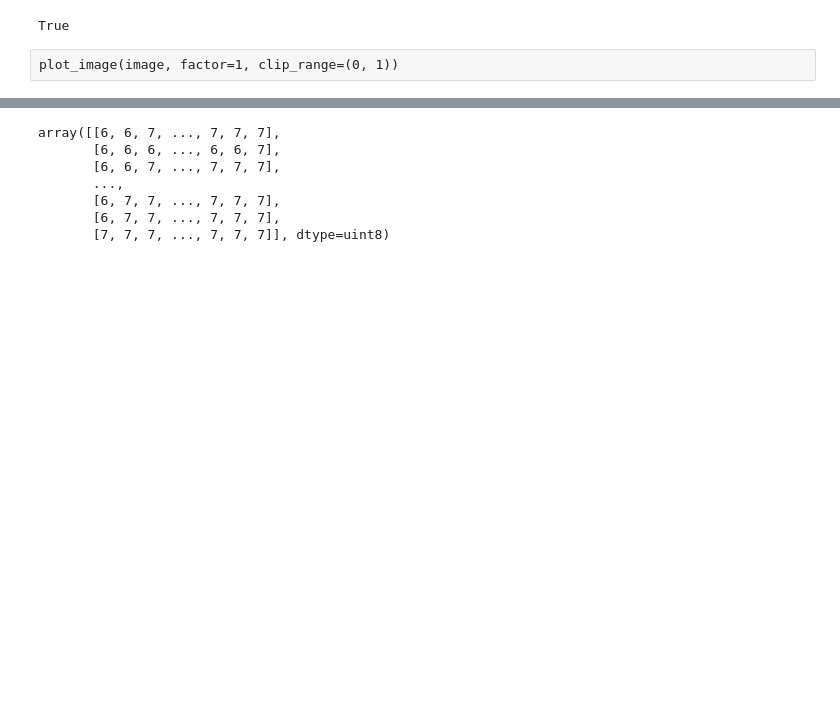
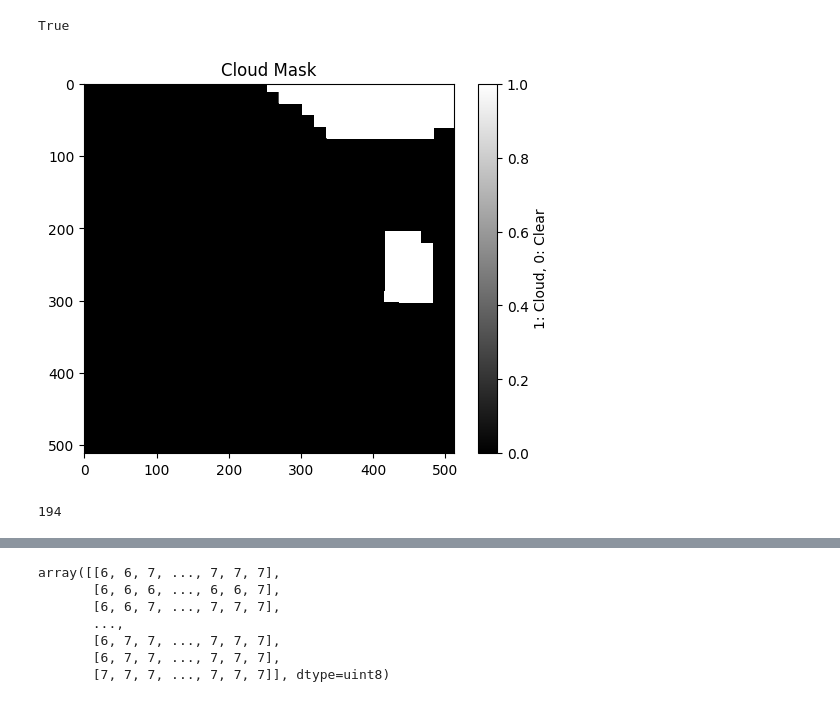
Before and after one commit to theoway/sentinel-tree-segmentation, a Jupyter notebook: notebooks/downloading-data-l2a-dem.ipynb, the cells around one changed output, grey strips where cells are left out. Cells and saved outputs as stored; diff of their text form; code cells hidden in the pictures; blank space fills up the shorter version.

Commit message:
add square bboxes script, update sentinel images script and a little refactoring

```diff
--- a/notebooks/downloading-data-l2a-dem.ipynb
+++ b/notebooks/downloading-data-l2a-dem.ipynb
@@ -6,7 +6,7 @@ path = "../notebooks/bounding_boxes.geojson"
 with open(path) as file:
     data = json.load(file)
 # %%
-coords = data['features'][1020]['geometry']['coordinates'][0]
+coords = data['features'][16300]['geometry']['coordinates'][0]
 # %%
 # coords = data['geometry']['coordinates'][0]
 # %%
@@ -124,4 +126,13 @@ request = SentinelHubRequest(
 image = request.get_data()[0]
 # print(np.sum(image))
 # image = request.get_data(save_data = True, show_progress=True)
+# %%
+clm = image[..., -1]
+# %%
+plt.imshow(clm, cmap='gray', vmin=0, vmax=1)
+plt.colorbar(label='1: Cloud, 0: Clear')
+plt.title('Cloud Mask')
+plt.show()
+# %% [output]
+[figure, added]
 # %%
@@ -129,2 +140,4 @@ image = image[..., 0: 3]
-# %% [raw]
-plot_image(image, factor=1, clip_range=(0, 1))
+# %%
+im.max()
+# %% [output]
+194
```
Also changed, not shown: parts of 7 cells of this notebook, 7 other files.
